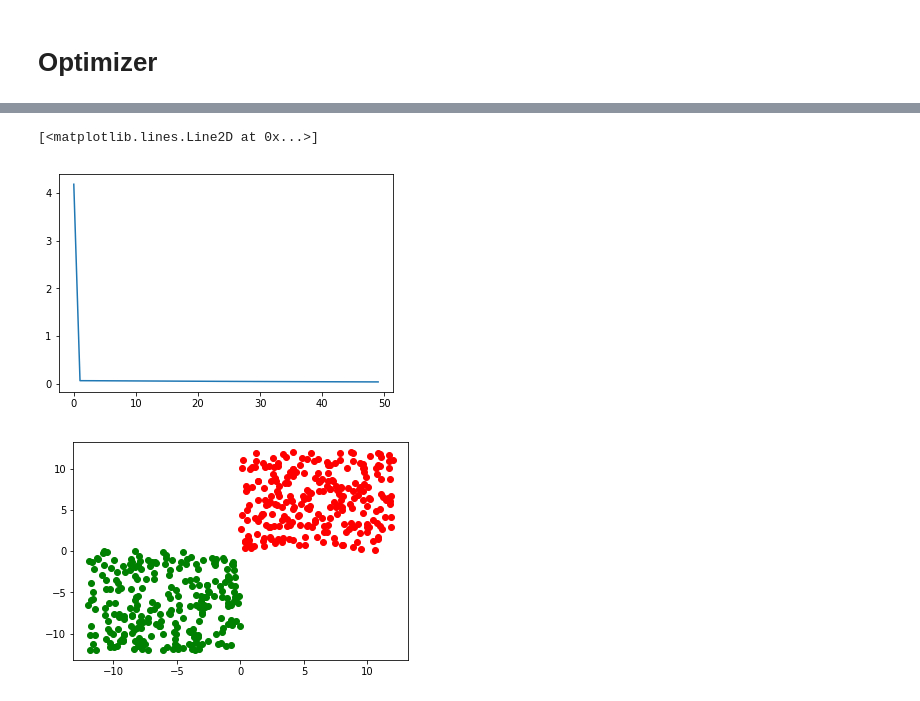
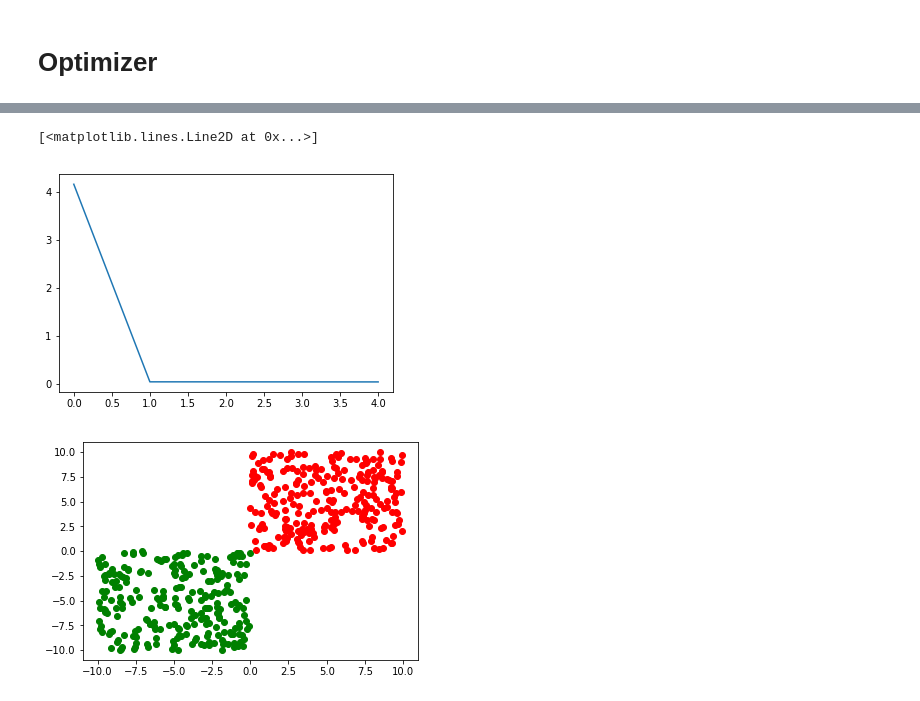
Before and after one commit to liiniix/NN_by_hand, a Jupyter notebook: binary_classification.ipynb, the cells around one changed output, grey strips where cells are left out. Drawn from its saved outputs; the diff is of its cells as text; code cells hidden in the pictures.

```diff
--- a/binary_classification.ipynb
+++ b/binary_classification.ipynb
@@ -4,11 +4,11 @@
 import torch
 import matplotlib.pyplot as plt
 # %%
-x1 = torch.rand(250, 2)*(-12)
+x1 = torch.rand(250, 2)*(-10)
 # %%
 y1 = torch.tensor([[0.] for features in x1])
 # %%
-x2 = torch.rand(250, 2)*(12)
+x2 = torch.rand(250, 2)*(10)
 # %%
 y2 = torch.tensor([[1.] for features in x2])
 # %%
@@ -103,6 +103,6 @@ for x_, y_ in zip(DS['X'], y_pred):
 # %%
 LOSS = []
-for epoch in range(50):
+for epoch in range(5):
     sum_loss_in_batch = 0.
     for x, y in train_loader:
         y_hat = model(x)
@@ -136,8 +124,8 @@ Epoch 49 Loss: 0.03958837687969208
 # %%
-plt.plot(LOSS)
+plt.plot(LOSS[:])
 # %% [output]
 [<matplotlib.lines.Line2D at 0x...>]
-[figure, old version]
+[figure, new version]
 # %%
 with torch.no_grad():
     y_pred = model(DS['X'])
@@ -149,4 +137,4 @@ for x_, y_ in zip(DS['X'], y_pred):
     else:
         plt.plot(x_[0], x_[1], 'go')
 # %% [output]
-[figure, old version]
+[figure, new version]
```
Also changed, not shown: parts of 3 cells of this notebook.
